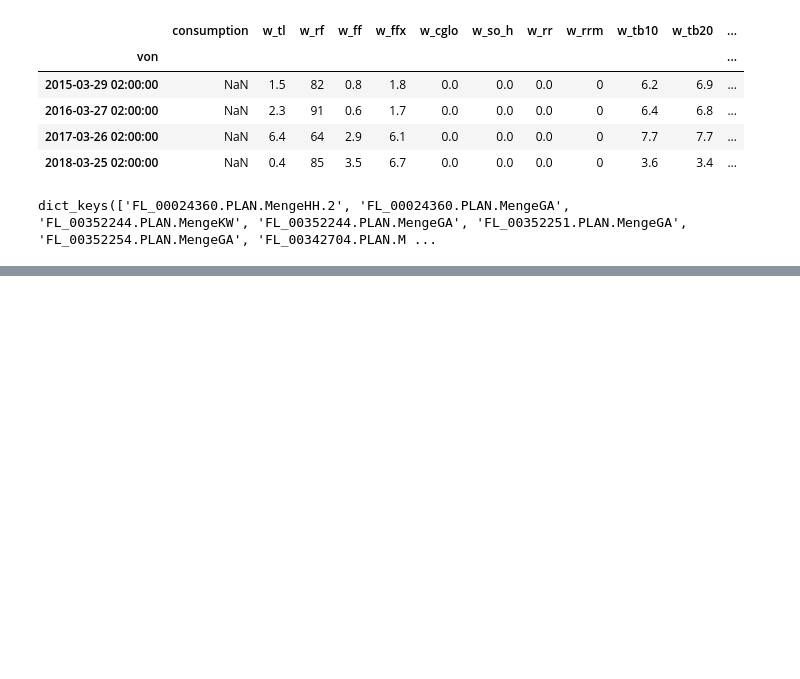
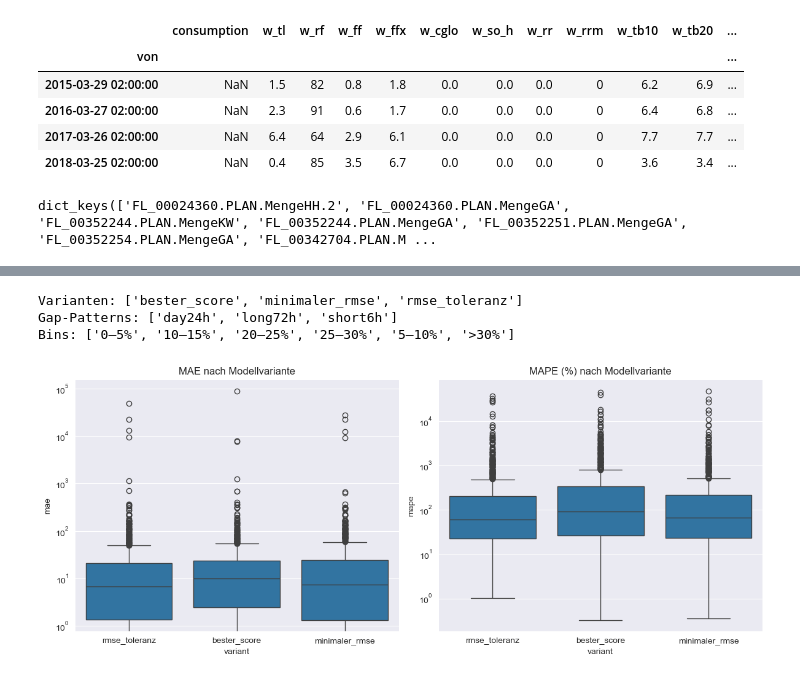
Before and after one commit to johannesgl4d0s/ersatzwerte_project, a Jupyter notebook: notebooks/15_result_analytics.ipynb, the cells around one changed output, grey strips where cells are left out. Cells and saved outputs as stored; diff of their text form; code cells hidden in the pictures; blank space fills up the shorter version.

```diff
--- a/notebooks/15_result_analytics.ipynb
+++ b/notebooks/15_result_analytics.ipynb
@@ -122,0 +138,28 @@ dict_keys(['FL_00024360.PLAN.MengeHH.2', 'FL_00024360.PLAN.MengeGA', 'FL_0035224
+# %%
+import pandas as pd, numpy as np
+import matplotlib.pyplot as plt
+import seaborn as sns
+
+df = pd.read_csv("../data/experiment_results/experiment_summary.csv")
+
+# Sanity: welche Varianten/Pattern sind überhaupt drin?
+print("Varianten:", sorted(df["variant"].dropna().unique()))
+print("Gap-Patterns:", sorted(df["gap_pattern"].dropna().unique()))
+print("Bins:", sorted(df["bin"].dropna().unique()))
+
+# Basic: MAE/MAPE ebenfalls visualisieren
+fig, axes = plt.subplots(1, 2, figsize=(12,5))
+sns.boxplot(data=df, x="variant", y="mae", ax=axes[0])
+axes[0].set_yscale("log")
+#sns.boxplot(data=df, x="variant", y="mae", ax=axes[0])
+axes[0].set_title("MAE nach Modellvariante")
+sns.boxplot(data=df, x="variant", y="mape", ax=axes[1])
+axes[1].set_yscale("log")
+#sns.boxplot(data=df, x="variant", y="mape", ax=axes[1])
+axes[1].set_title("MAPE (%) nach Modellvariante")
+plt.tight_layout(); plt.show()
+# %% [output]
+Varianten: ['bester_score', 'minimaler_rmse', 'rmse_toleranz']
+Gap-Patterns: ['day24h', 'long72h', 'short6h']
+Bins: ['0–5%', '10–15%', '20–25%', '25–30%', '5–10%', '>30%']
+[figure, added]
```
Also changed, not shown: parts of 12 cells of this notebook, 2 other files.
